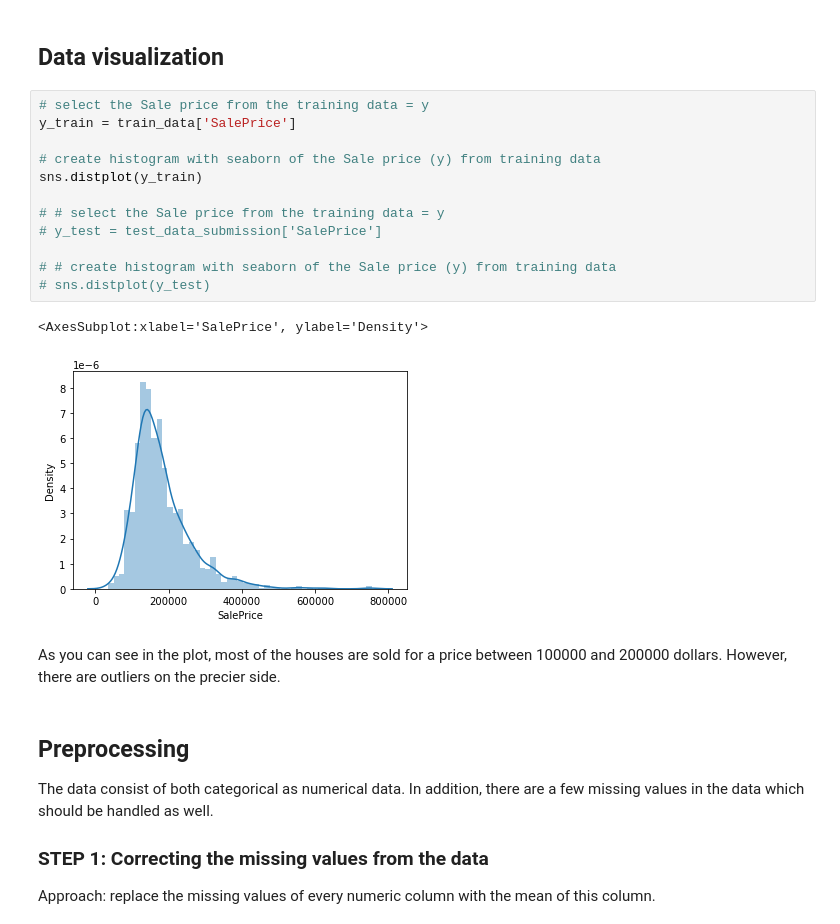
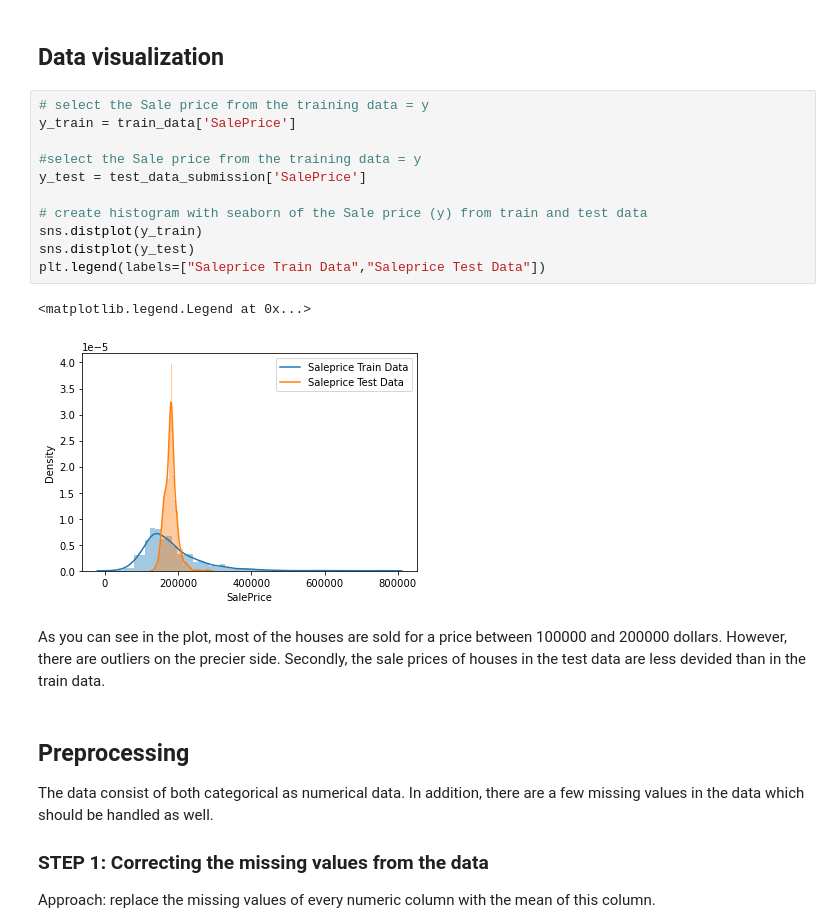
Before and after one commit to Gwyneth653/Syntax-error, a Jupyter notebook: Housing Prices - Regression.ipynb, the cells around one changed output. Saved outputs shown, nothing was run; the diff lists cells and outputs as text.

```diff
--- a/Housing Prices - Regression.ipynb
+++ b/Housing Prices - Regression.ipynb
@@ -36,20 +36,19 @@ test_data_submission = pd.read_csv('data/sample_submission.csv')
 # %%
 # select the Sale price from the training data = y
 y_train = train_data['SalePrice']
 
-# create histogram with seaborn of the Sale price (y) from training data
+#select the Sale price from the training data = y
+y_test = test_data_submission['SalePrice']
+
+# create histogram with seaborn of the Sale price (y) from train and test data
 sns.distplot(y_train)
-
-# # select the Sale price from the training data = y
-# y_test = test_data_submission['SalePrice']
-
-# # create histogram with seaborn of the Sale price (y) from training data
-# sns.distplot(y_test)
+sns.distplot(y_test)
+plt.legend(labels=["Saleprice Train Data","Saleprice Test Data"])
 # %% [output]
-<AxesSubplot:xlabel='SalePrice', ylabel='Density'>
+<matplotlib.legend.Legend at 0x...>
-[figure, old version]
+[figure, new version]
 # %% [markdown]
-As you can see in the plot, most of the houses are sold for a price between 100000 and 200000 dollars. However, there are outliers on the precier side.
+As you can see in the plot, most of the houses are sold for a price between 100000 and 200000 dollars. However, there are outliers on the precier side. Secondly, the sale prices of houses in the test data are less devided than in the train data.
 # %% [markdown]
 ## Preprocessing
 
```
Also changed, not shown: parts of 14 cells of this notebook.
